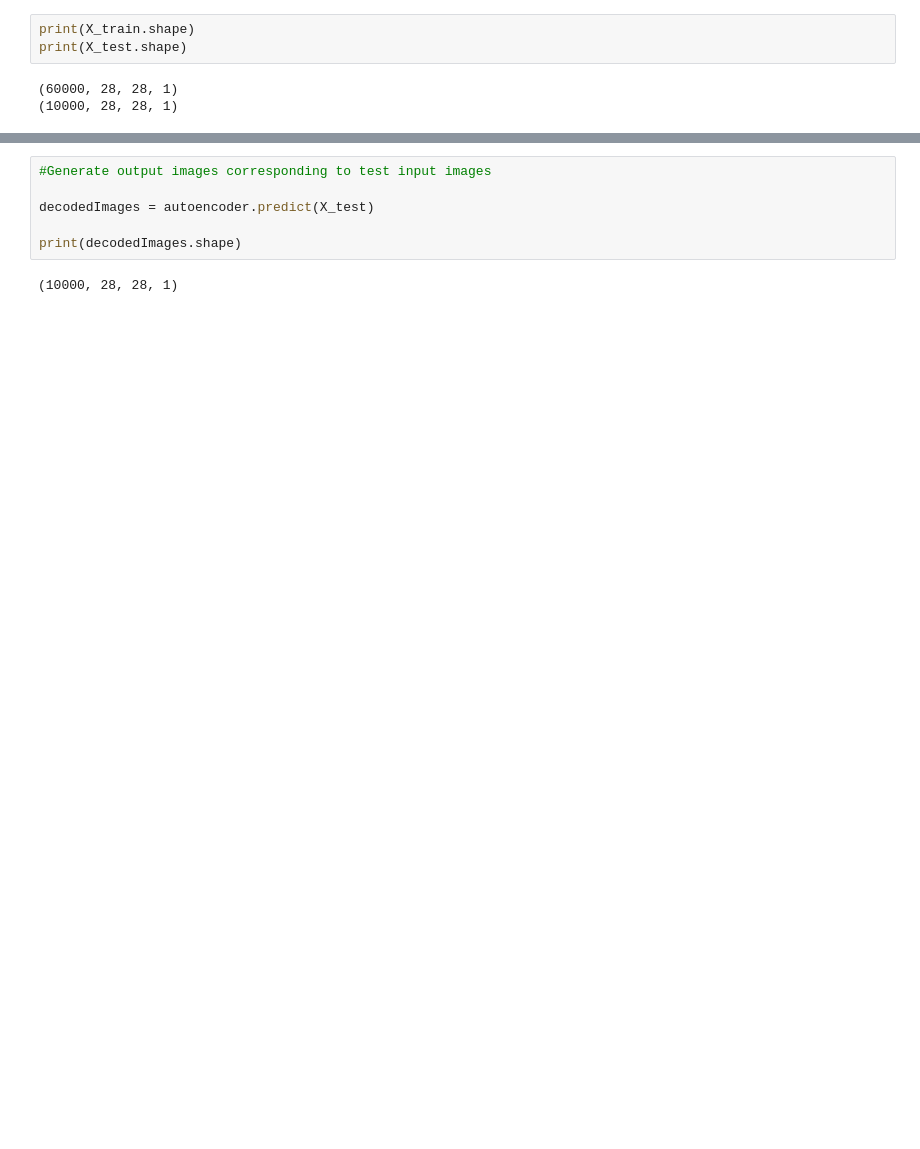
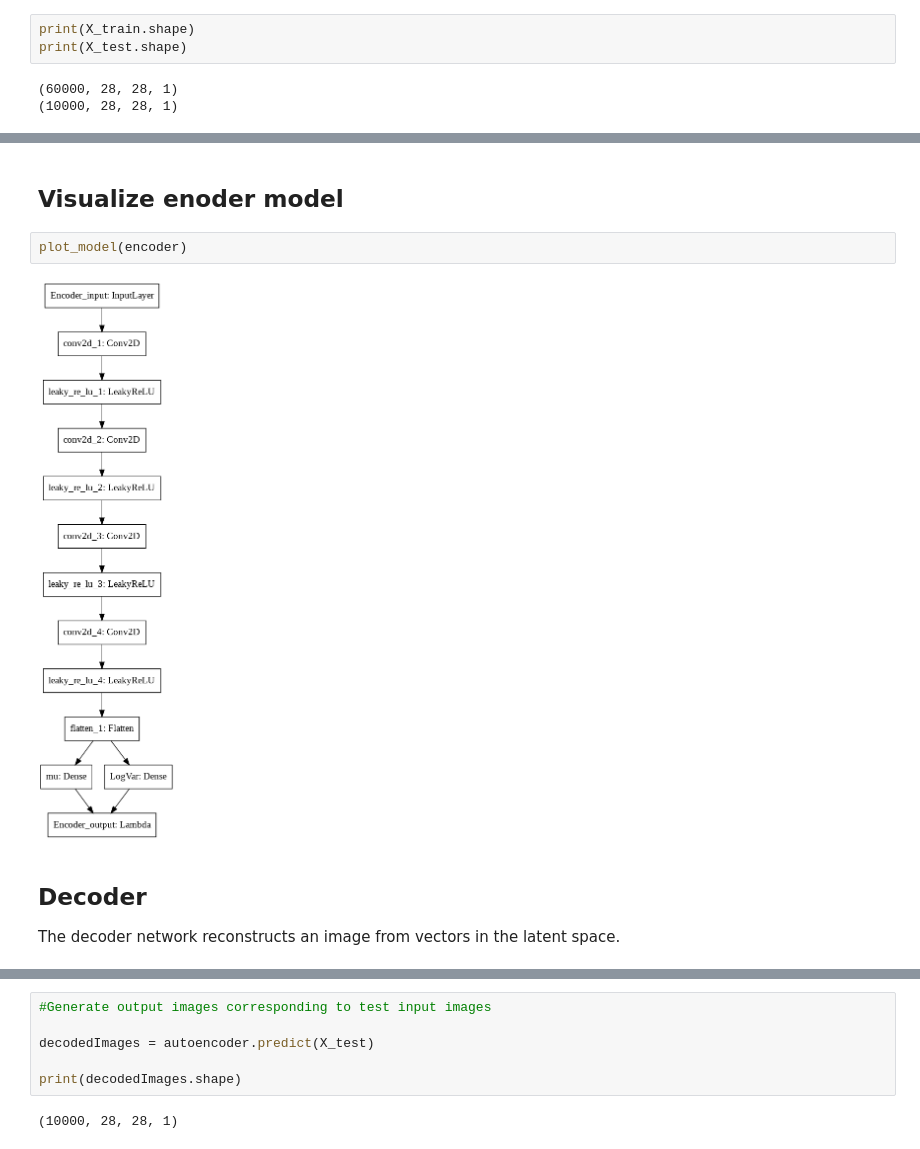
Before and after one commit to JacopoKahl/vae_mnist, a Jupyter notebook: Variational_Autoencoder_MNIST.ipynb, the cells around one changed output, grey strips where cells are left out. Drawn from its saved outputs; the diff is of its cells as text; blank space fills up the shorter version.

```diff
--- a/Variational_Autoencoder_MNIST.ipynb
+++ b/Variational_Autoencoder_MNIST.ipynb
@@ -361,0 +204,10 @@ Epoch 00010: val_loss did not improve from 47.13990
+# %% [markdown]
+## Visualize enoder model
+# %%
+plot_model(encoder)
+# %% [output]
+[figure, added]
+# %% [markdown]
+## Decoder
+
+The decoder network reconstructs an image from vectors in the latent space.
```
Also changed, not shown: parts of 77 cells of this notebook.
